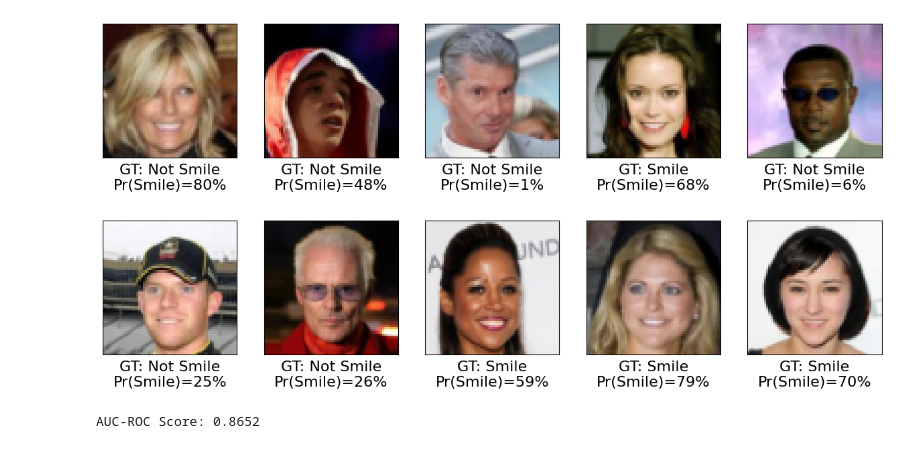
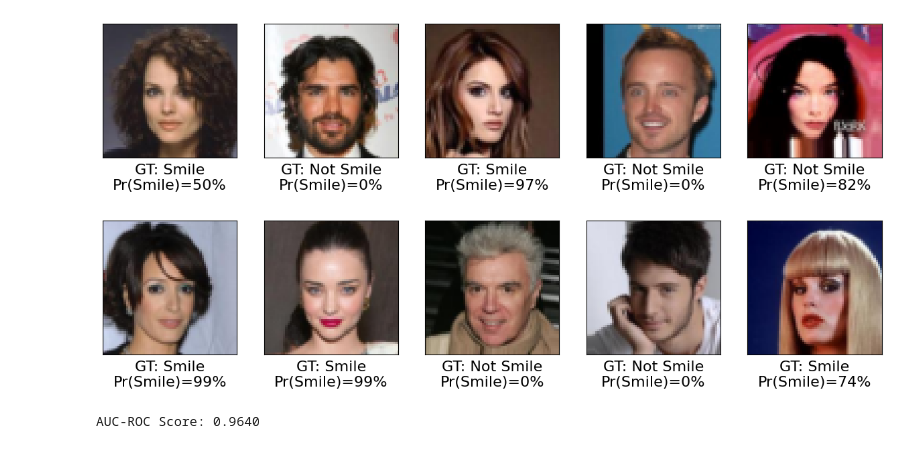
Before and after one commit to Mamdouh66/SMILE-Classifier, a Jupyter notebook: notebooks/model.ipynb, the cells around one changed output. Cells and saved outputs as stored; diff of their text form; code cells hidden in the pictures.

Commit message:
feat(model): enhance arch. with pytorch-lightning

```diff
--- a/notebooks/model.ipynb
+++ b/notebooks/model.ipynb
@@ -242,0 +243,5 @@ Test accuracy: 0.7813
+# %%
+data_module = CelebADataset(data_dir=image_path, batch_size=BATCH_SIZE)
+data_module.setup()
+# %%
+model = SmileClassifier(learning_rate=LEARNING_RATE)
@@ -242,0 +262,11 @@ Test accuracy: 0.7813
+# %%
+trainer = pl.Trainer(
+    max_epochs=5,
+    accelerator=device,
+    devices=1,
+    callbacks=callbacks,
+    logger=logger,
+    log_every_n_steps=10,
+    deterministic=True,
+    gradient_clip_val=1.0,
+)
@@ -242,0 +278,4 @@ Test accuracy: 0.7813
+# %%
+pl.seed_everything(42)
+
+trainer.fit(model, data_module)
@@ -243,34 +323,38 @@ Test accuracy: 0.7813
 # %%
 import matplotlib.pyplot as plt
 
-pred = model(x_batch)[:, 0] * 100
+val_loader = data_module.val_dataloader()
+x_batch, y_batch = next(iter(val_loader))
+
+x_batch = x_batch.to(model.device)
+y_batch = y_batch.to(model.device)
+
+with torch.no_grad():
+    pred = model(x_batch)[:, 0] * 100
+
 fig = plt.figure(figsize=(15, 7))
 
 mean = torch.tensor([0.485, 0.456, 0.406])
 std = torch.tensor([0.229, 0.224, 0.225])
 x_orig = x_batch * std[None, :, None, None] + mean[None, :, None, None]
 
-for j in range(10, 20):
-    ax = fig.add_subplot(2, 5, j - 10 + 1)
+for j in range(10):
+    ax = fig.add_subplot(2, 5, j + 1)
     ax.set_xticks([])
     ax.set_yticks([])
-    ax.imshow(x_orig[j].permute(1, 2, 0).clamp(0, 1))
+    ax.imshow(x_orig[j].cpu().permute(1, 2, 0).clamp(0, 1))
 
-    if y_batch[j] == 1:
-        label = "Smile"
-    else:
-        label = "Not Smile"
-
+    label = "Smile" if y_batch[j] == 1 else "Not Smile"
     ax.text(
         0.5,
         -0.15,
-        f"GT: {label:s}\nPr(Smile)={pred[j]:.0f}%",
+        f"GT: {label}\nPr(Smile)={pred[j]:.0f}%",
         size=16,
         horizontalalignment="center",
         verticalalignment="center",
         transform=ax.transAxes,
     )
 
 plt.show()
 # %% [output]
-[figure, old version]
+[figure, new version]
@@ -277,17 +380,7 @@ plt.show()
 # %%
-import numpy as np
+from scipy.integrate import trapezoid
 
-all_preds = []
-all_labels = []
-model.eval()
-with torch.no_grad():
-    for x_batch, y_batch in test_dl:
-        pred = model(x_batch)[:, 0]
-        all_preds.extend(pred.cpu().numpy())
-        all_labels.extend(y_batch.cpu().numpy())
-
-all_preds = np.array(all_preds)
-all_labels = np.array(all_labels)
+test_loader = data_module.test_dataloader()
 
 sorted_indices = np.argsort(all_preds)[::-1]
 sorted_labels = all_labels[sorted_indices]
@@ -297,7 +390,7 @@ n_neg = len(all_labels) - n_pos
 tpr = np.cumsum(sorted_labels) / n_pos
 fpr = np.cumsum(1 - sorted_labels) / n_neg
 
-auc_score = np.trapz(y=tpr, x=fpr)
+auc_score = trapezoid(y=tpr, x=fpr)
 print(f"AUC-ROC Score: {auc_score:.4f}")
 # %% [output]
-AUC-ROC Score: 0.8652
+AUC-ROC Score: 0.9640
```
Also changed, not shown: parts of 21 cells of this notebook, 3 other files.
